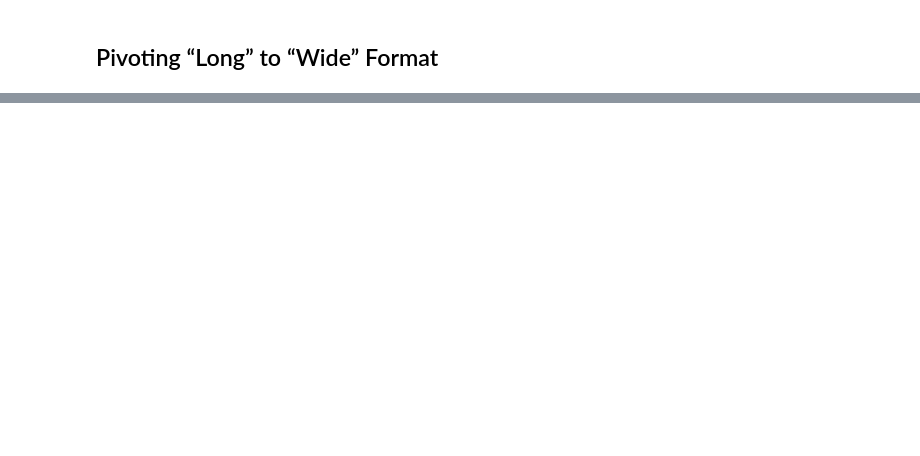
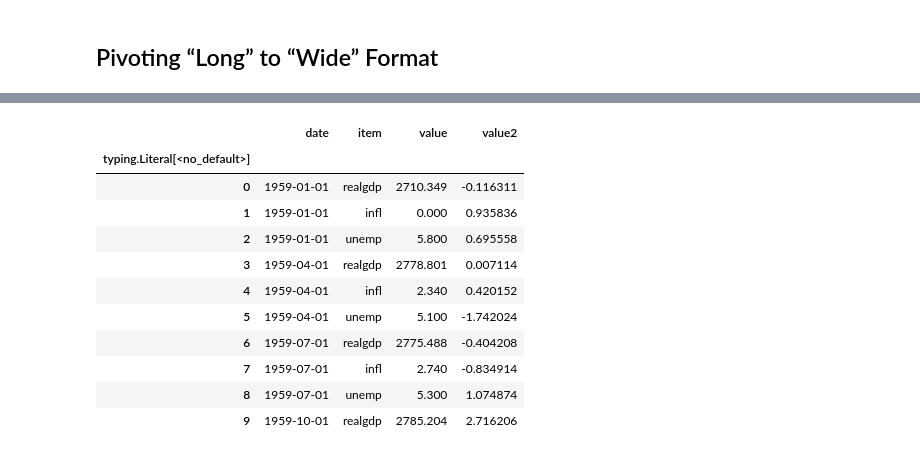
Before and after one commit to relabreche874/WesCh5, a Jupyter notebook: Chapter8WorkAlong.ipynb, the cells around one changed output, grey strips where cells are left out. Cells and saved outputs as stored; diff of their text form; code cells hidden in the pictures; blank space fills up the shorter version.

```diff
--- a/Chapter8WorkAlong.ipynb
+++ b/Chapter8WorkAlong.ipynb
@@ -1051,0 +982,4 @@ date
+# %%
+data.index = periods.to_timestamp("D")
+
+data.head()
@@ -1051,0 +994,6 @@ date
+# %%
+data.reindex(columns=["realgdp", "infl", "unemp"])
+
+data.columns.name = "item"
+
+data.head()
@@ -1052,4 +1008,2 @@ date
 # %%
-In [154]: long_data = (data.stack()
-   .....:              .reset_index()
-   .....:              .rename(columns={0: "value"}))
+long_data = (data.stack().reset_index().rename(columns={0: "value"}))
@@ -1122,13 +1009,0 @@ date
-# %%
-In [163]: unstacked = long_data.set_index(["date", "item"]).unstack(level="item")
-
-In [164]: unstacked.head()
-Out[164]:
-           value                    value2
-item        infl   realgdp unemp      infl   realgdp     unemp
-date
-1959-01-01  0.00  2710.349   5.8  0.575721  0.802926  1.381918
-1959-04-01  2.34  2778.801   5.1 -0.143492  0.000992 -0.206282
-1959-07-01  2.74  2775.488   5.3 -1.682403 -0.222392  1.811659
-1959-10-01  0.27  2785.204   5.6  0.128317 -0.351305 -1.313554
-1960-01-01  2.31  2847.699   5.2 -0.615939  0.498327  0.174072
@@ -1134,0 +1036,17 @@ date
+# %%
+long_data["value2"] = np.random.standard_normal(len(long_data))
+
+long_data[:10]
+# %% [output]
+|  | date | item | value | value2 |
+| typing.Literal[<no_default>] |  |  |  |  |
+| 0 | 1959-01-01 | realgdp | 2710.349 | -0.116311 |
+| 1 | 1959-01-01 | infl | 0.000 | 0.935836 |
+| 2 | 1959-01-01 | unemp | 5.800 | 0.695558 |
+| 3 | 1959-04-01 | realgdp | 2778.801 | 0.007114 |
+| 4 | 1959-04-01 | infl | 2.340 | 0.420152 |
+| 5 | 1959-04-01 | unemp | 5.100 | -1.742024 |
+| 6 | 1959-07-01 | realgdp | 2775.488 | -0.404208 |
+| 7 | 1959-07-01 | infl | 2.740 | -0.834914 |
+| 8 | 1959-07-01 | unemp | 5.300 | 1.074874 |
+| 9 | 1959-10-01 | realgdp | 2785.204 | 2.716206 |
```
Also changed, not shown: parts of 171 cells of this notebook, 1 other file.
